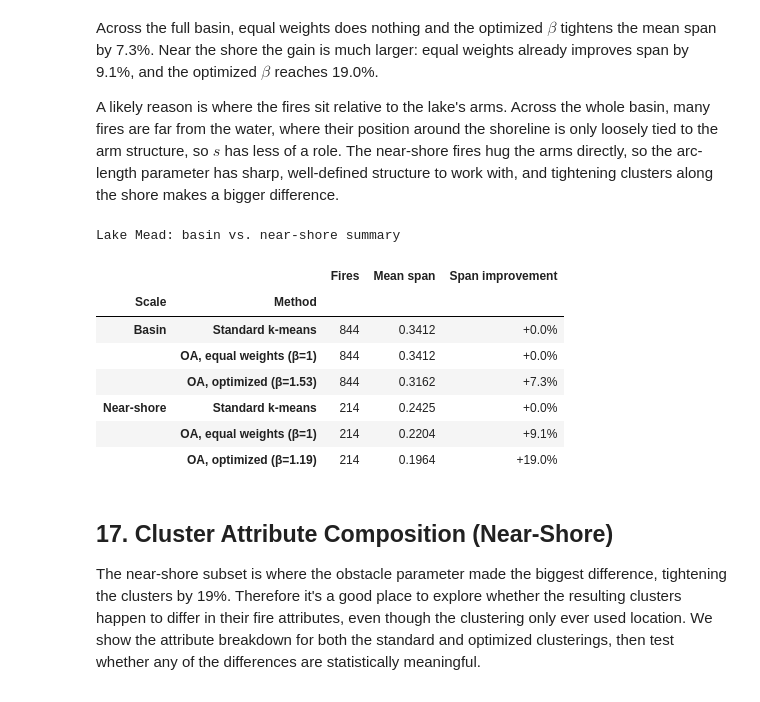
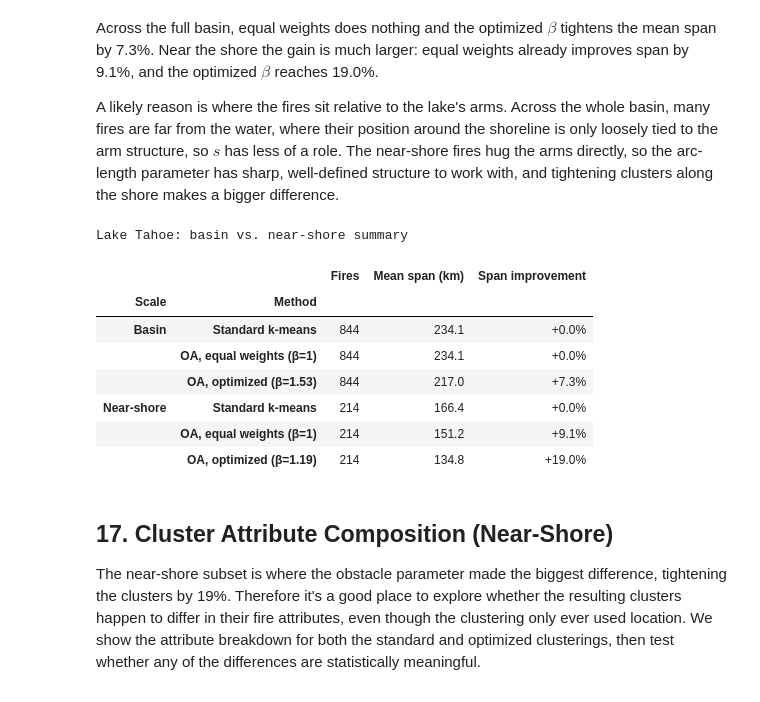
Before and after one commit to Michele-75/obstacle-aware-clustering, a Jupyter notebook: notebooks/03_mead_wildfires_clustered.ipynb, the cells around one changed output. Saved outputs shown, nothing was run; the diff lists cells and outputs as text; code cells hidden in the pictures.

```diff
--- a/notebooks/03_mead_wildfires_clustered.ipynb
+++ b/notebooks/03_mead_wildfires_clustered.ipynb
@@ -805,22 +814,19 @@ std_mean_basin = np.mean(spans_basin_std_aligned)
 rows = []
 for name, spans in basin_methods:
     mean_span = np.mean(spans)
-    # Percent change in span vs standard; negative span change = improvement,
-    # so we report improvement as a positive percent (standard is the 0% baseline).
     pct = 100 * (std_mean_basin - mean_span) / std_mean_basin
     row = {'Method': name}
     for c in range(k):
         row[f'Cluster {c+1}'] = spans[c]
-    row['Mean span'] = mean_span
-    row['vs standard'] = pct
+    # Display mena span as dimensionless and in km
+    row['Mean span'] = f'{mean_span:.4f} ({mean_span * perimeter_km:.1f} km)'
+    row['vs standard'] = f'{pct:+.1f}%'
     rows.append(row)
 
 basin_comparison = pd.DataFrame(rows).set_index('Method')
 
-# Format: spans to 4 decimals, percent with sign and 1 decimal
+# Format the per-cluster span columns
 fmt = {f'Cluster {c+1}': '{:.4f}' for c in range(k)}
-fmt['Mean span'] = '{:.4f}'
-fmt['vs standard'] = '{:+.1f}%'
 
 print(f'Lake Mead basin cluster spans comparison ({len(fires)} fires)')
 basin_comparison.style.format(fmt)
@@ -1177,8 +1183,8 @@ plt.show()
 
 Near the shore, the obstacle parameter clearly helps. Equal weights tightens the mean span by 9.1% over standard k-means, and the optimized $\beta$ reaches 19.0%. The improvement comes almost entirely from green Cluster 1, which is very loose under standard k-means (span 0.42): it reaches across the water rather than following one stretch of shore. The obstacle-aware versions pull it in to about 0.24. The other three clusters barely move, so this isn't a broad retightening, it's the shoreline parameter fixing the one cluster that standard k-means split across the lake.
 # %%
-# Recompute per-cluster spans from the aligned labels so the columns match
-# the plot colors and are comparable across methods.
+# Recompute per-cluster spans from the aligned labels (aligned to the basin
+# optimized reference) so the columns match the plot colors.
 spans_near_std_aligned = [arc_length_span(s_near[labels_near_std_aligned == c]) for c in range(k)]
 spans_near_eq_aligned  = [arc_length_span(s_near[labels_near_eq_aligned == c])  for c in range(k)]
 spans_near_opt_aligned = [arc_length_span(s_near[labels_near_opt_aligned == c]) for c in range(k)]
@@ -1194,25 +1200,21 @@ std_mean_near = np.mean(spans_near_std_aligned)
 rows = []
 for name, spans in near_methods:
     mean_span = np.mean(spans)
-    # Percent change in span vs standard; negative span change = improvement,
-    # so we report improvement as a positive percent (standard is the 0% baseline).
     pct = 100 * (std_mean_near - mean_span) / std_mean_near
     row = {'Method': name}
     for c in range(k):
         row[f'Cluster {c+1}'] = spans[c]
-    row['Mean span'] = mean_span
-    row['vs standard'] = pct
+    # Display mean span as dimensionless and in km
+    row['Mean span'] = f'{mean_span:.4f} ({mean_span * perimeter_km:.1f} km)'
+    row['vs standard'] = f'{pct:+.1f}%'
     rows.append(row)
 
 near_comparison = pd.DataFrame(rows).set_index('Method')
 
-# Format: spans to 4 decimals, percent with sign and 1 decimal
+# Format the per-cluster span columns
 fmt = {f'Cluster {c+1}': '{:.4f}' for c in range(k)}
-fmt['Mean span'] = '{:.4f}'
-fmt['vs standard'] = '{:+.1f}%'
 
-print(f'Lake Mead near-shore cluster spans comparison '
-      f'({n_near} fires within {threshold_km} km of shore)')
+print(f'Lake Mead near-shore cluster spans comparison ({n_near} fires within {threshold_km} km of shore)')
 near_comparison.style.format(fmt)
 # %% [output]
 Lake Mead near-shore cluster spans comparison (214 fires within 5 km of shore)
@@ -1237,45 +1239,45 @@ summary_rows = [
     ('Basin',      'Standard k-means',                       len(fires), spans_basin_std),
     ('Basin',      'OA, equal weights (β=1)',                len(fires), spans_basin_eq),
     ('Basin',      f'OA, optimized (β={opt_beta_basin:.2f})', len(fires), spans_basin_opt),
     ('Near-shore', 'Standard k-means',                       n_near,     spans_near_std),
     ('Near-shore', 'OA, equal weights (β=1)',                n_near,     spans_near_eq),
     ('Near-shore', f'OA, optimized (β={opt_beta_near:.2f})',  n_near,     spans_near_opt),
 ]
 
 rows = []
 for scale, method, n_fires, spans in summary_rows:
     mean_span = np.mean(spans)
     # Improvement is measured against that scale's own standard k-means baseline.
     std_mean = std_mean_basin if scale == 'Basin' else std_mean_near
     pct = 100 * (std_mean - mean_span) / std_mean
     rows.append({
         'Scale': scale,
         'Method': method,
         'Fires': n_fires,
-        'Mean span': mean_span,
+        'Mean span (km)': mean_span * perimeter_km,
         'Span improvement': pct,
     })
 
 summary = pd.DataFrame(rows).set_index(['Scale', 'Method'])
 
 fmt = {
     'Fires': '{:d}',
-    'Mean span': '{:.4f}',
+    'Mean span (km)': '{:.1f}',
     'Span improvement': '{:+.1f}%',
 }
 
-print('Lake Mead: basin vs. near-shore summary')
+print('Lake Tahoe: basin vs. near-shore summary')
 summary.style.format(fmt)
 # %% [output]
-Lake Mead: basin vs. near-shore summary
+Lake Tahoe: basin vs. near-shore summary
-|  |  | Fires | Mean span | Span improvement |
+|  |  | Fires | Mean span (km) | Span improvement |
 | Scale | Method |  |  |  |
-| Basin | Standard k-means | 844 | 0.3412 | +0.0% |
-|  | OA, equal weights (β=1) | 844 | 0.3412 | +0.0% |
-|  | OA, optimized (β=1.53) | 844 | 0.3162 | +7.3% |
-| Near-shore | Standard k-means | 214 | 0.2425 | +0.0% |
-|  | OA, equal weights (β=1) | 214 | 0.2204 | +9.1% |
-|  | OA, optimized (β=1.19) | 214 | 0.1964 | +19.0% |
+| Basin | Standard k-means | 844 | 234.1 | +0.0% |
+|  | OA, equal weights (β=1) | 844 | 234.1 | +0.0% |
+|  | OA, optimized (β=1.53) | 844 | 217.0 | +7.3% |
+| Near-shore | Standard k-means | 214 | 166.4 | +0.0% |
+|  | OA, equal weights (β=1) | 214 | 151.2 | +9.1% |
+|  | OA, optimized (β=1.19) | 214 | 134.8 | +19.0% |
 # %% [markdown]
 ## 17. Cluster Attribute Composition (Near-Shore)
 
```
Also changed, not shown: parts of 4 cells of this notebook.
